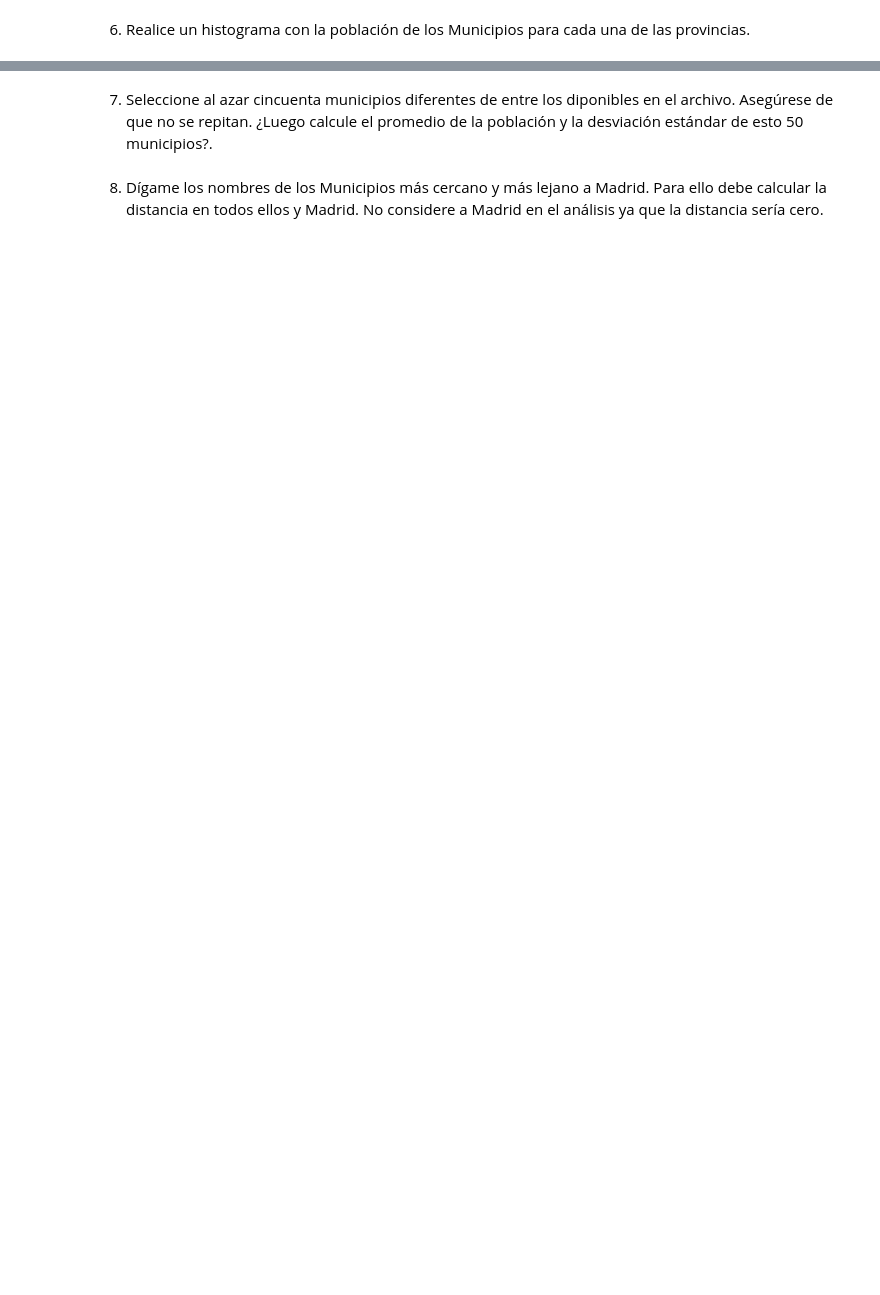
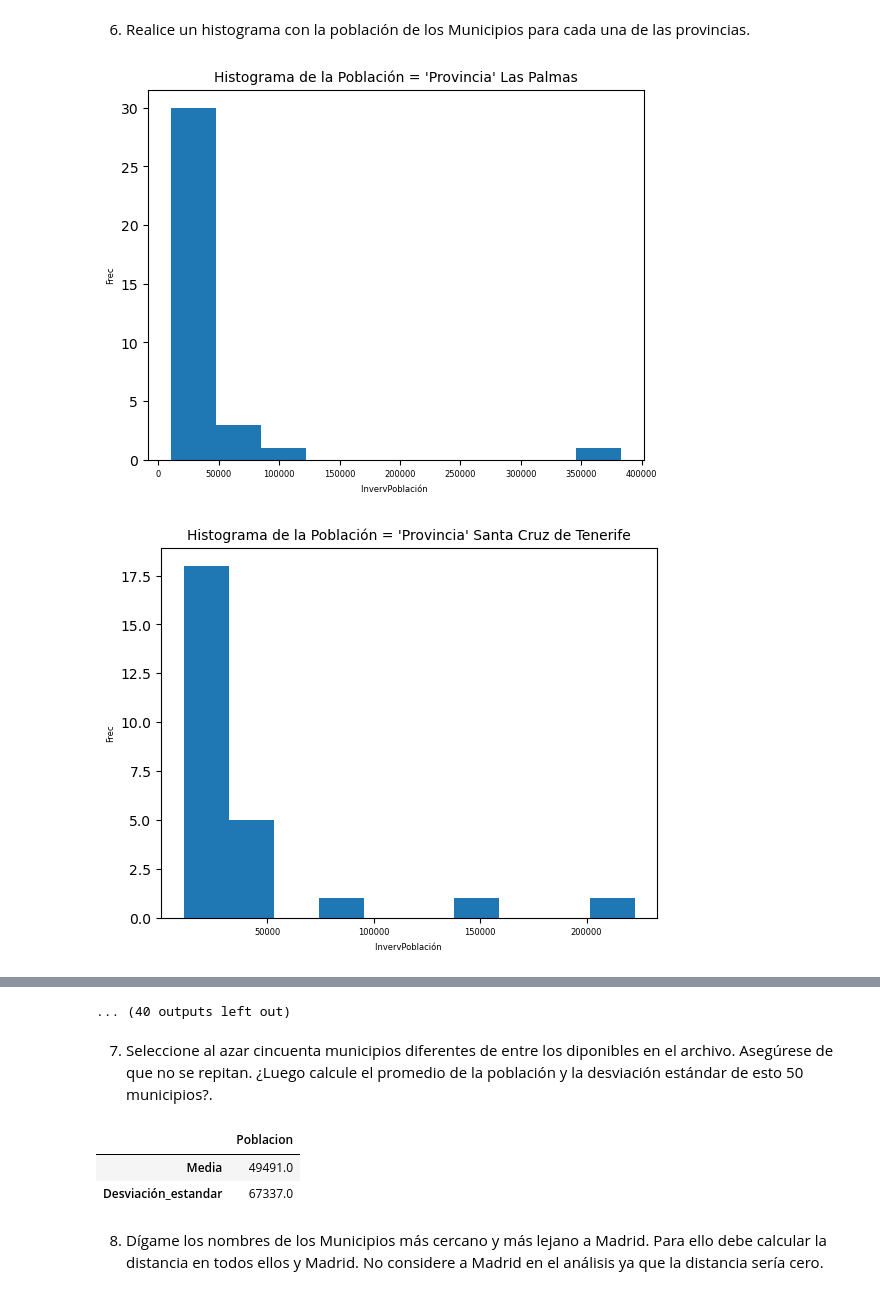
Before and after one commit to nixonclaudio/tarea3_analisis_datos_python, a Jupyter notebook: tarea3_Analisis_Datos_Python/tarea3_analisis_datos_python.ipynb, the cells around one changed output, grey strips where cells are left out. Cells and saved outputs as stored; diff of their text form; code cells hidden in the pictures; blank space fills up the shorter version.

```diff
--- a/tarea3_Analisis_Datos_Python/tarea3_analisis_datos_python.ipynb
+++ b/tarea3_Analisis_Datos_Python/tarea3_analisis_datos_python.ipynb
@@ -161,2 +238,19 @@ os.getcwd()
 # %% [markdown]
 6) Realice un histograma con la población de los Municipios para cada una de las provincias.
+# %%
+def hist(df):
+    Provincias = list(df['Provincia'].unique())
+    for i in range(0, len(Provincias)):
+        df_p = df[df['Provincia'] == str(Provincias[i]) ]
+        fig, ax = plt.subplots()
+        ax.hist(df_p['Poblacion'])
+        ax.set_title("Histograma de la Población = 'Provincia' {provin}".format(provin =Provincias[i]), fontsize=10 )
+        ax.set_xlabel("InvervPoblación ", fontsize=6)
+        ax.set_ylabel("Frec", fontsize=6)
+        plt.xticks(fontsize=6)
+        plt.show()
+# %%
+hist(df)
+# %% [output]
+[figure, added]
+[figure, added]
@@ -163,4 +267,15 @@ os.getcwd()
+... (40 outputs left out)
 # %% [markdown]
 7) Seleccione al azar cincuenta municipios diferentes de entre los diponibles en el archivo. Asegúrese de que no se repitan. ¿Luego calcule el promedio de la población y la desviación estándar de esto 50 municipios?.
+# %%
+df_50_mun_azar = df.groupby(by = ['CodMun', 'Municipio'])\
+                .agg({'Poblacion': 'sum'}).reset_index(drop = False)\
+                .sample(n=50, replace = False).reset_index(drop = True)\
+                .agg(Media= ('Poblacion', 'mean'),Desviación_estandar=('Poblacion', 'std') ).round(0)
+df_50_mun_azar
+# %% [output]
+|  | Poblacion |
+| Media | 49491.0 |
+| Desviación_estandar | 67337.0 |
 # %% [markdown]
 8) Dígame los nombres de los Municipios más cercano y más lejano a Madrid. Para ello debe calcular la distancia en todos ellos y Madrid. No considere a Madrid en el análisis ya que la distancia sería cero.
```
Also changed, not shown: parts of 13 cells of this notebook.
